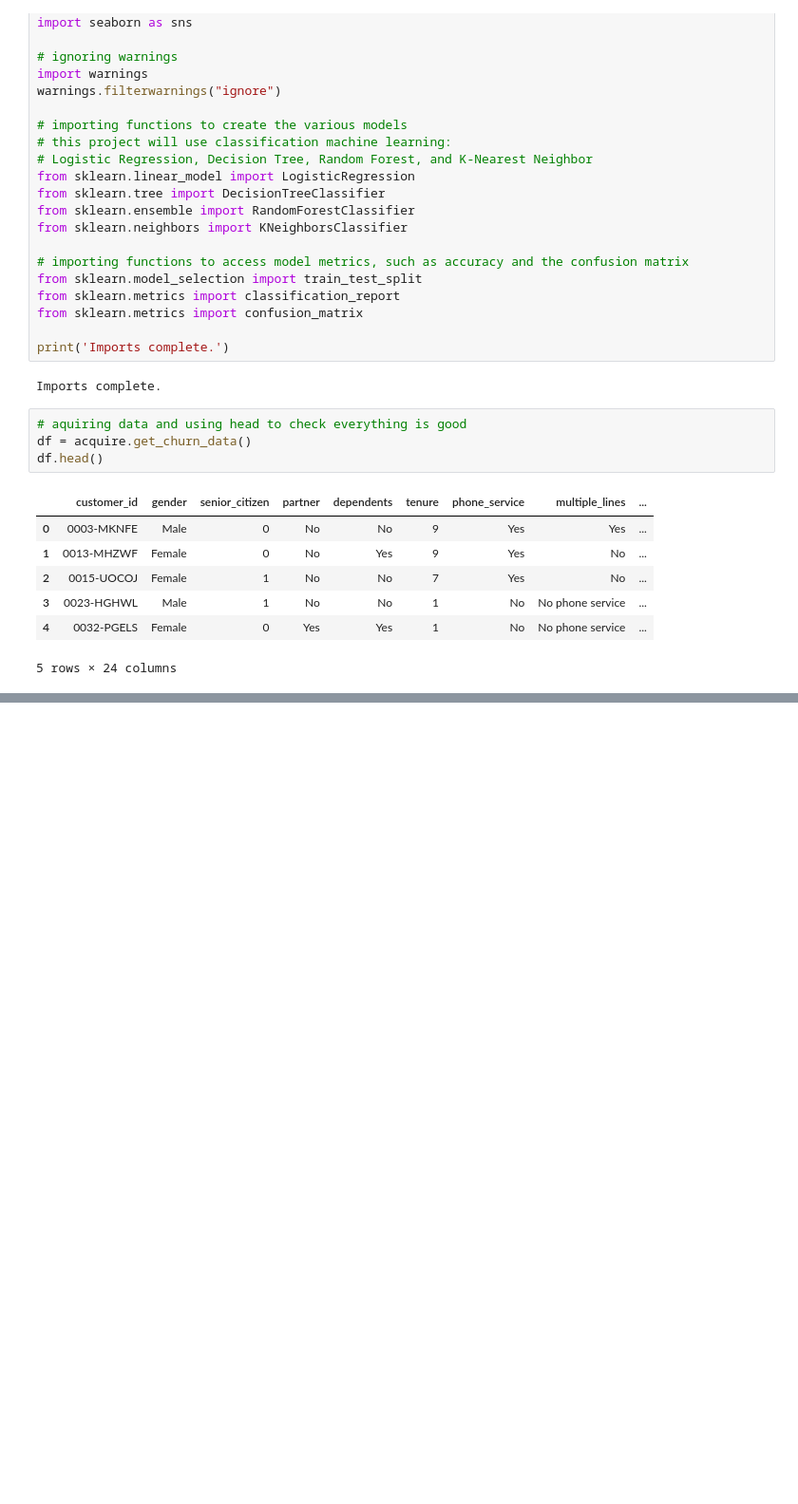
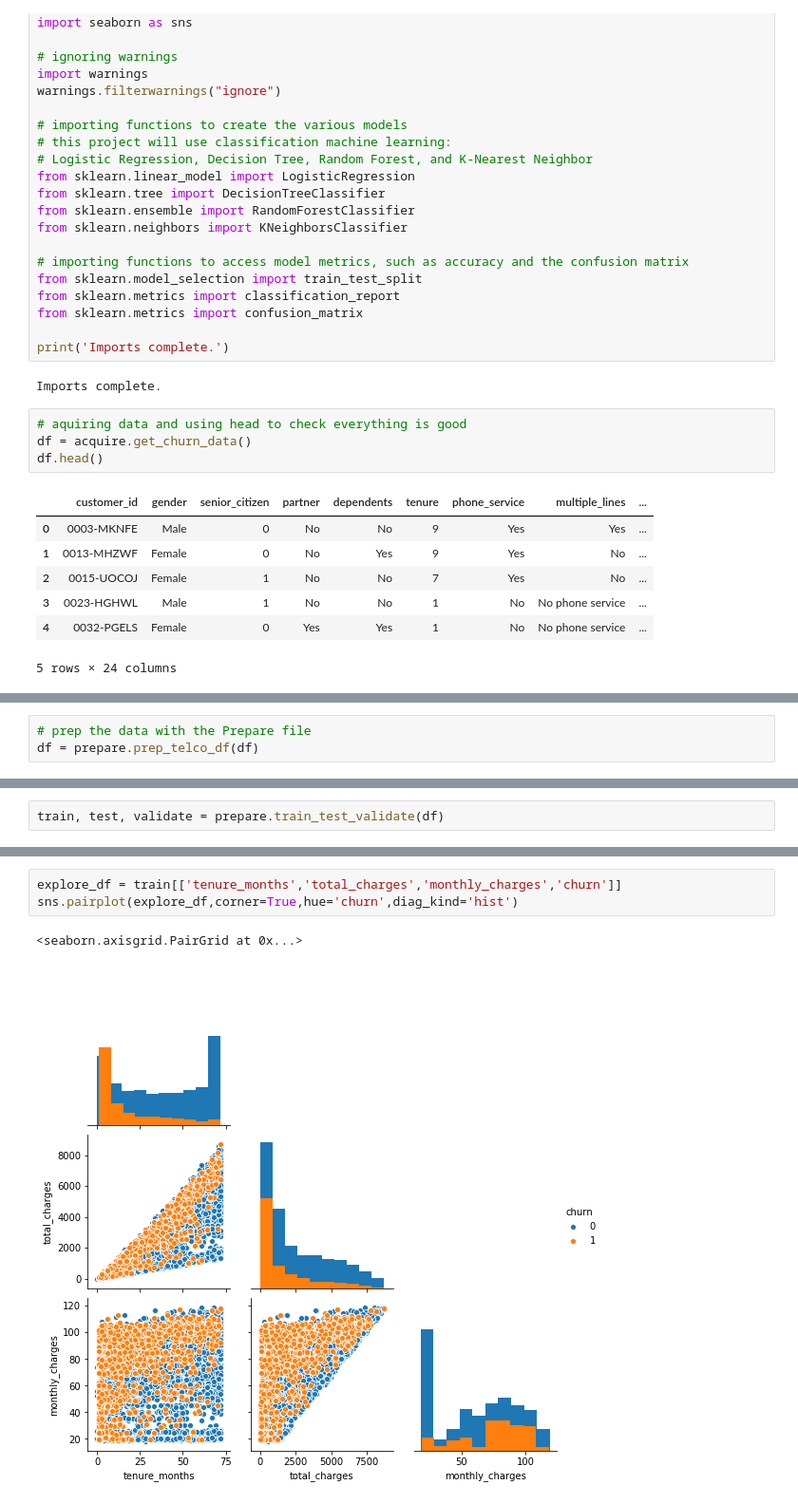
Before and after one commit to ThompsonBethany01/Telco_Churn, a Jupyter notebook: Modeling.ipynb, the cells around one changed output, grey strips where cells are left out. Shown at 95% size. Drawn from its saved outputs; the diff is of its cells as text; blank space fills up the shorter version.

```diff
--- a/Modeling.ipynb
+++ b/Modeling.ipynb
@@ -75,0 +83,3 @@ df.head()
+# %%
+# prep the data with the Prepare file
+df = prepare.prep_telco_df(df)
@@ -75,0 +93,2 @@ df.head()
+# %%
+train, test, validate = prepare.train_test_validate(df)
@@ -75,0 +121,6 @@ df.head()
+# %%
+explore_df = train[['tenure_months','total_charges','monthly_charges','churn']]
+sns.pairplot(explore_df,corner=True,hue='churn',diag_kind='hist')
+# %% [output]
+<seaborn.axisgrid.PairGrid at 0x...>
+[figure, added]
```
Also changed, not shown: parts of 6 cells of this notebook, 2 other files.
